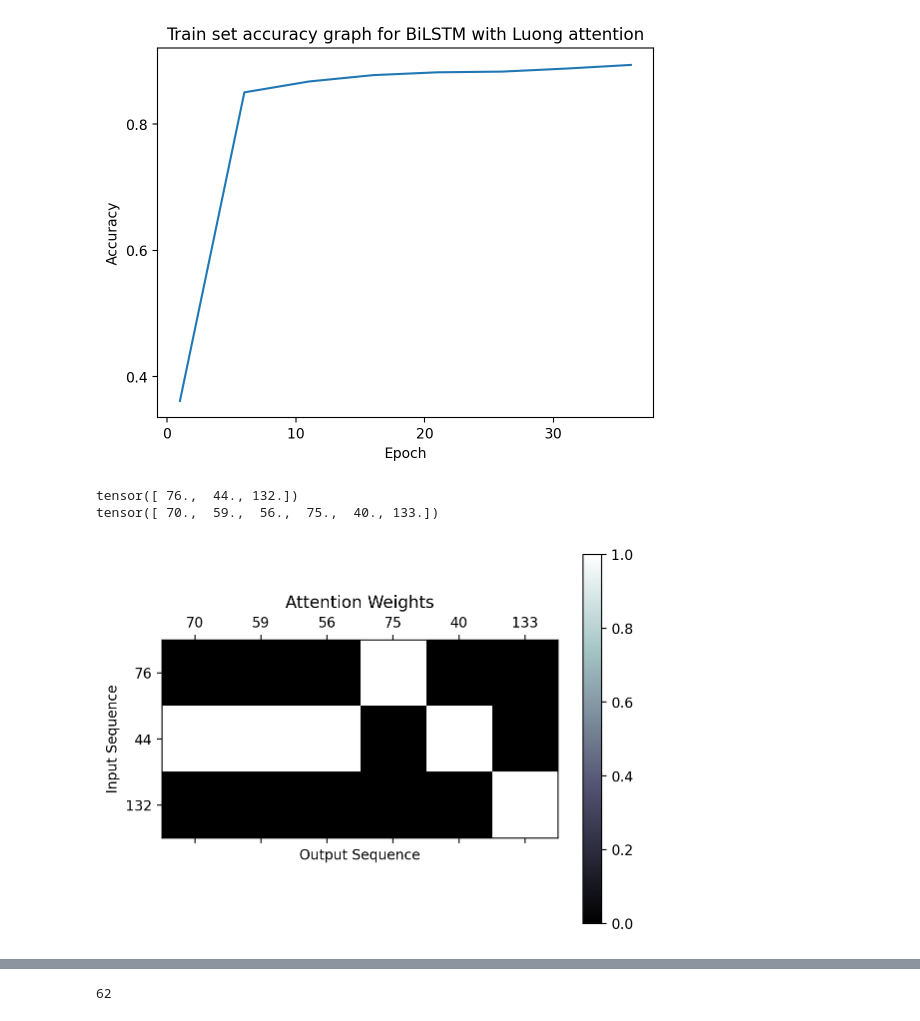
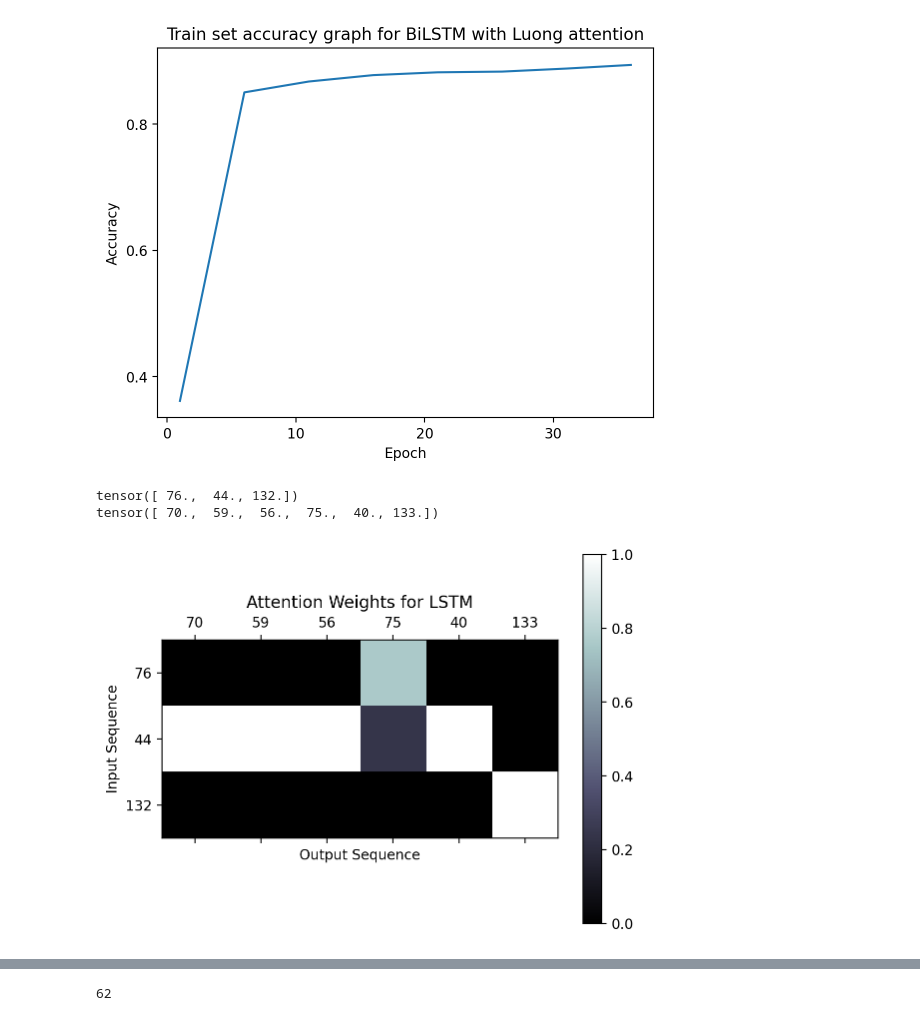
Before and after one commit to coloeus-monedula/harmony-generation, a Jupyter notebook: diss_generation.ipynb, the cells around one changed output, grey strips where cells are left out. Saved outputs shown, nothing was run; the diff lists cells and outputs as text; code cells hidden in the pictures.

```diff
--- a/diss_generation.ipynb
+++ b/diss_generation.ipynb
@@ -200,38 +200,38 @@ import torch
 import numpy as np
 from postprocessing import plot_attention
 
 
-def get_attention_info(batch_num, i, prefix, score):
+def get_attention_info(batch_num, i, prefix, score, title):
     eval = torch.load("temp/{}-BWV_{}_FB.musicxml.pt".format(prefix, score))
     attentions = eval["attentions"]
     weights = attentions["weights"]
     x = attentions["x"]
     y = attentions["y"]
     single_x = x[batch_num][i]
     single_y = y[batch_num][i]
 
     attention = weights[batch_num][i]
     # np.transpose(attention)
     # print(attention)
     print(single_x)
     print(single_y)
-    plot_attention(attention,single_x, single_y)
+    plot_attention(attention,single_x, single_y, title)
 
 
 # difference between b and u: batch 5, i 6, 36.08
     # 6, 7, 145.05
 
 batch_num = 6
 # shouldn't matter too much - since batch num = resolution, each batch is a crotchet's worth of timesteps
 i = 7
-prefix = "b"
+prefix = "u"
 score = "145.05"
 
-get_attention_info(batch_num, i, prefix, score)
+get_attention_info(batch_num, i, prefix, score, "Attention Weights for LSTM")
 # %% [output]
 tensor([ 76.,  44., 132.])
 tensor([ 70.,  59.,  56.,  75.,  40., 133.])
-[figure, old version]
+[figure, new version]
 # %%
 #analysis for hypothesis testing
 
```
Also changed, not shown: 3 other files.
